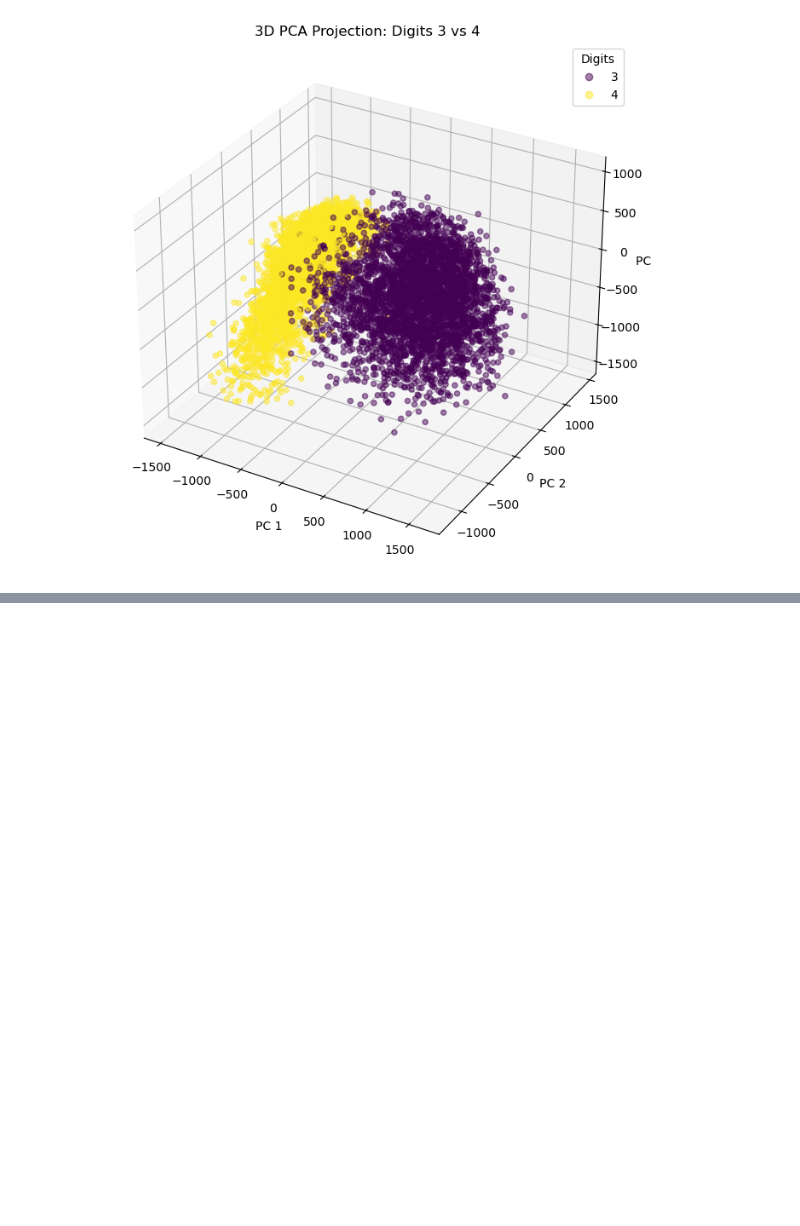
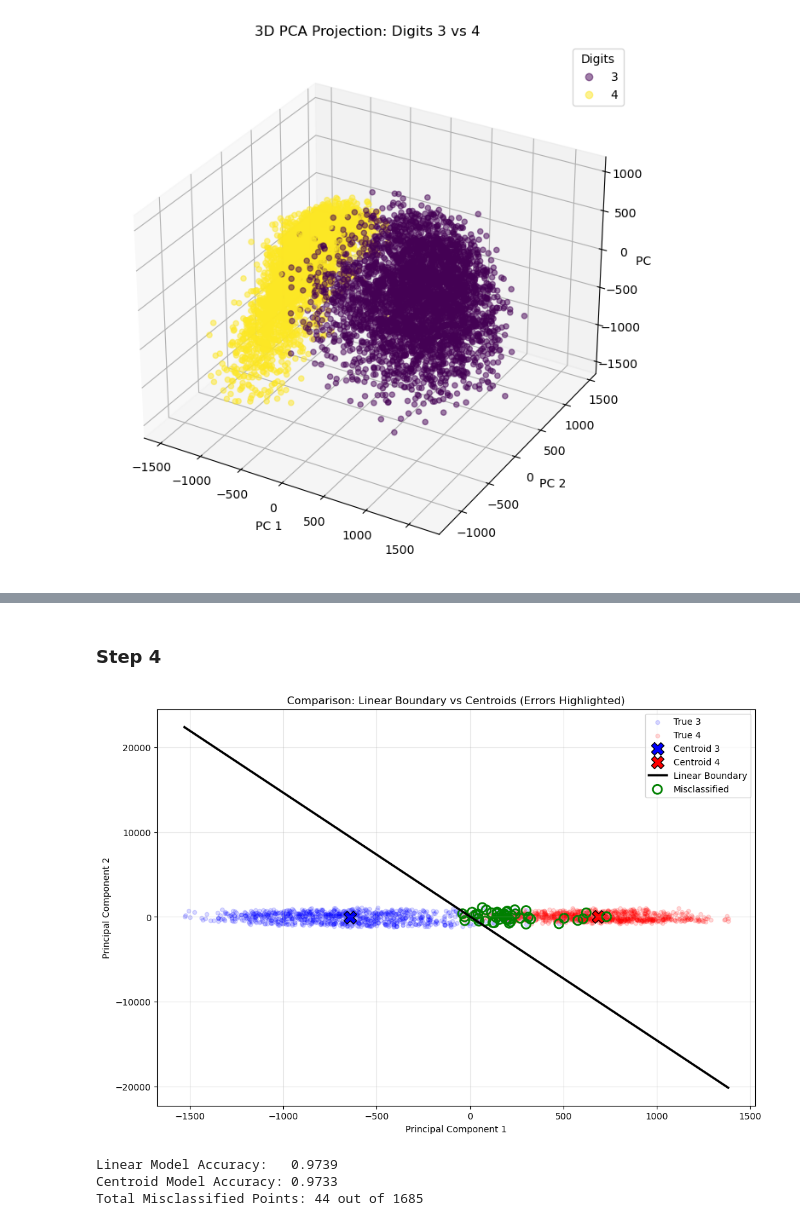
Before and after one commit to FiloDrd/SMM-Homeworks, a Jupyter notebook: homework4.ipynb, the cells around one changed output, grey strips where cells are left out. Cells and saved outputs as stored; diff of their text form; code cells hidden in the pictures; blank space fills up the shorter version.

```diff
--- a/homework4.ipynb
+++ b/homework4.ipynb
@@ -569,0 +855,51 @@ plt.show()
+# %% [markdown]
+### Step 4
+# %%
+# --- 1. Identify Misclassified Points (Linear Model) ---
+# We use the Theta learned in Step 2 to get predictions
+probs_linear = sigmoid(Z_test_b @ theta)
+preds_linear = (probs_linear >= 0.5).astype(int)
+
+# Boolean mask for errors: True where Prediction != Truth
+error_mask = (preds_linear != y_test_bin)
+Z_errors = Z_test[error_mask]
+
+# --- 2. Combined Visualization ---
+plt.figure(figsize=(12, 8))
+
+# A. Plot True Classes (dimmed)
+plt.scatter(Z_test[y_test_bin==0, 0], Z_test[y_test_bin==0, 1],
+            c='blue', alpha=0.15, s=20, label='True 3')
+plt.scatter(Z_test[y_test_bin==1, 0], Z_test[y_test_bin==1, 1],
+            c='red', alpha=0.15, s=20, label='True 4')
+
+# B. Plot Centroids
+plt.scatter(mu_3[0], mu_3[1], c='blue', s=200, marker='X', edgecolors='black', label='Centroid 3')
+plt.scatter(mu_4[0], mu_4[1], c='red', s=200, marker='X', edgecolors='black', label='Centroid 4')
+
+# C. Plot Linear Decision Boundary
+# We calculate the line z2 = -(theta0 + theta1*z1) / theta2
+x_range = np.linspace(Z_test[:, 0].min(), Z_test[:, 0].max(), 100)
+y_range = - (theta[0] + theta[1] * x_range) / theta[2]
+plt.plot(x_range, y_range, 'k-', linewidth=2.5, label='Linear Boundary')
+
+# D. Highlight Errors
+plt.scatter(Z_errors[:, 0], Z_errors[:, 1],
+            facecolors='none', edgecolors='green', s=100, linewidth=2, label='Misclassified')
+
+plt.title("Comparison: Linear Boundary vs Centroids (Errors Highlighted)")
+plt.xlabel("Principal Component 1")
+plt.ylabel("Principal Component 2")
+plt.legend()
+plt.grid(True, alpha=0.3)
+plt.show()
+
+# --- 3. Quantitative Comparison ---
+print(f"Linear Model Accuracy:   {accuracy:.4f}")
+print(f"Centroid Model Accuracy: {acc_cent:.4f}")
+print(f"Total Misclassified Points: {len(Z_errors)} out of {len(y_test)}")
+# %% [output]
+[figure, added]
+Linear Model Accuracy:   0.9739
+Centroid Model Accuracy: 0.9733
+Total Misclassified Points: 44 out of 1685
```
Also changed, not shown: parts of 9 cells of this notebook, 2 other files.
